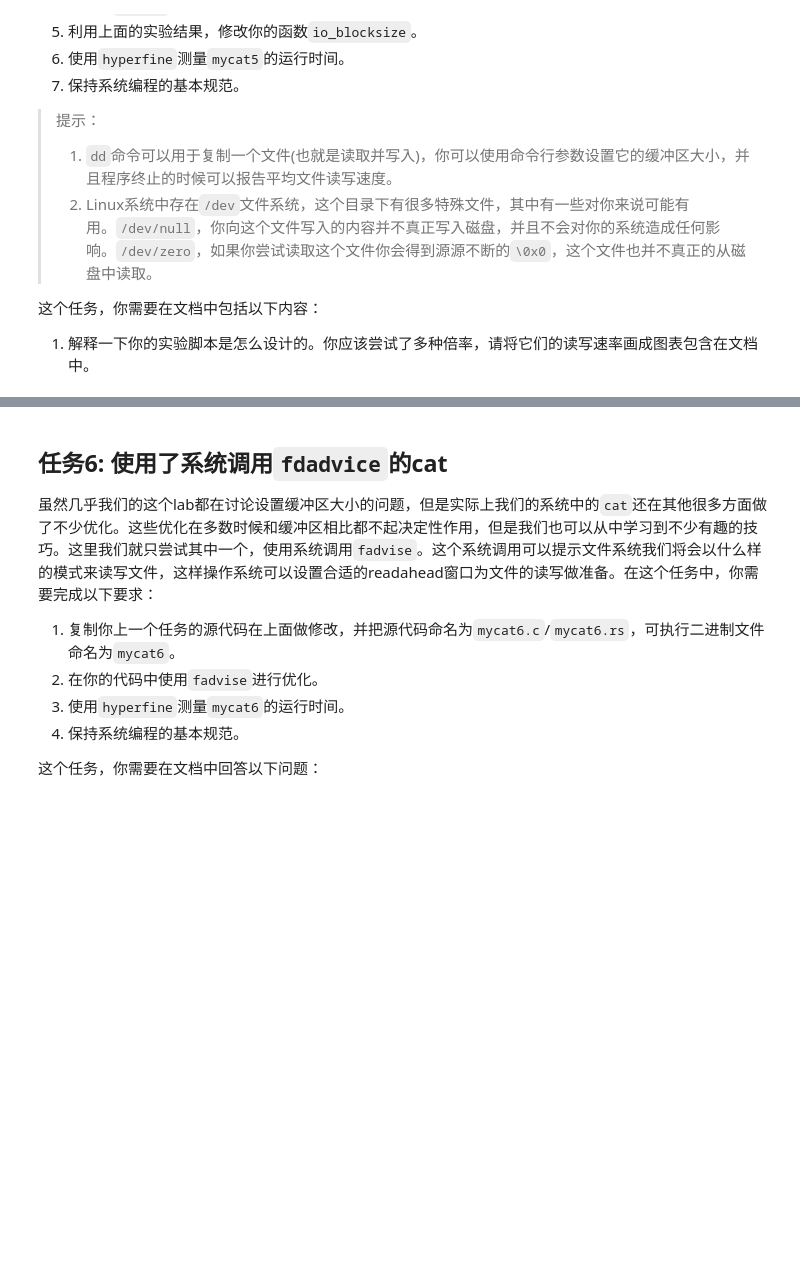
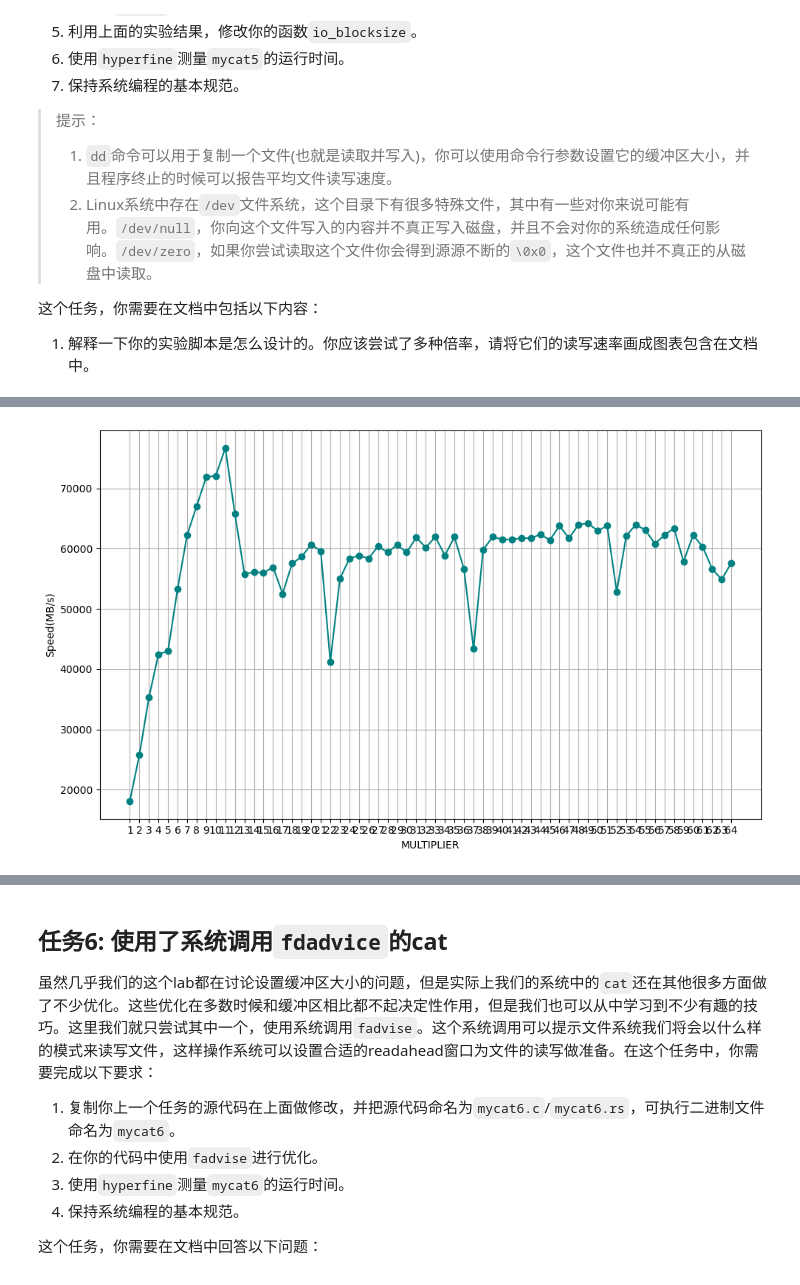
Before and after one commit to RUCICS/meowhw-Elixinyi777, a Jupyter notebook: meowlab.ipynb, the cells around one changed output, grey strips where cells are left out. Drawn from its saved outputs; the diff is of its cells as text; code cells hidden in the pictures; blank space fills up the shorter version.

```diff
--- a/meowlab.ipynb
+++ b/meowlab.ipynb
@@ -230,3 +271,23 @@ plt.show()
+# %%
+import pandas as pd
+import matplotlib.pyplot as plt
+
+# 读取 CSV 结果文件
+df = pd.read_csv("dd_speed_results.csv")
+df = df[df["SPEED_MBps"] != "NA"]
+df["SPEED_MBps"] = df["SPEED_MBps"].astype(float)
+
+# 绘图
+plt.figure(figsize=(10, 6))
+plt.plot(df["MULTIPLIER"], df["SPEED_MBps"], marker='o', color='teal')
+plt.xlabel("MULTIPLIER")
+plt.ylabel("Speed(MB/s)")
+plt.grid(True)
+plt.xticks(df["MULTIPLIER"])
+plt.tight_layout()
+plt.show()
+# %% [output]
+[figure, added]
 # %%
 %%bash
 
```
Also changed, not shown: parts of 6 cells of this notebook, 1 other file.
